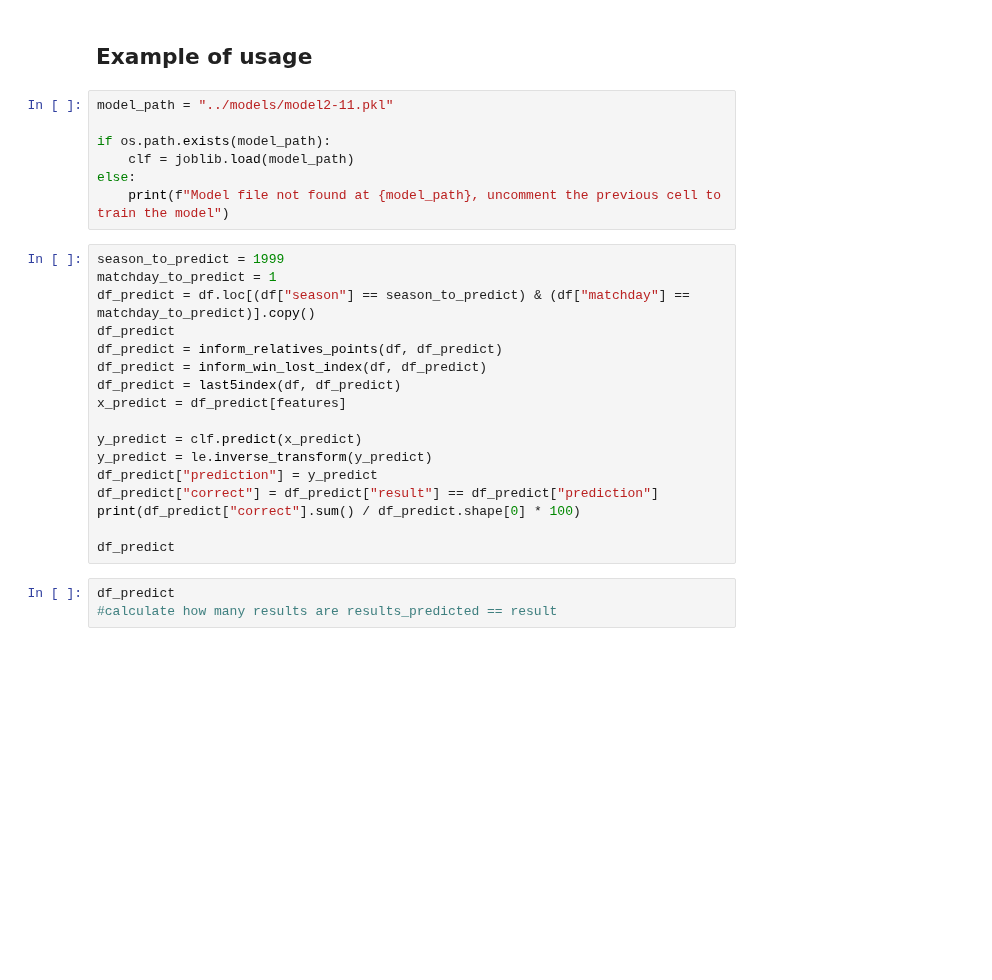
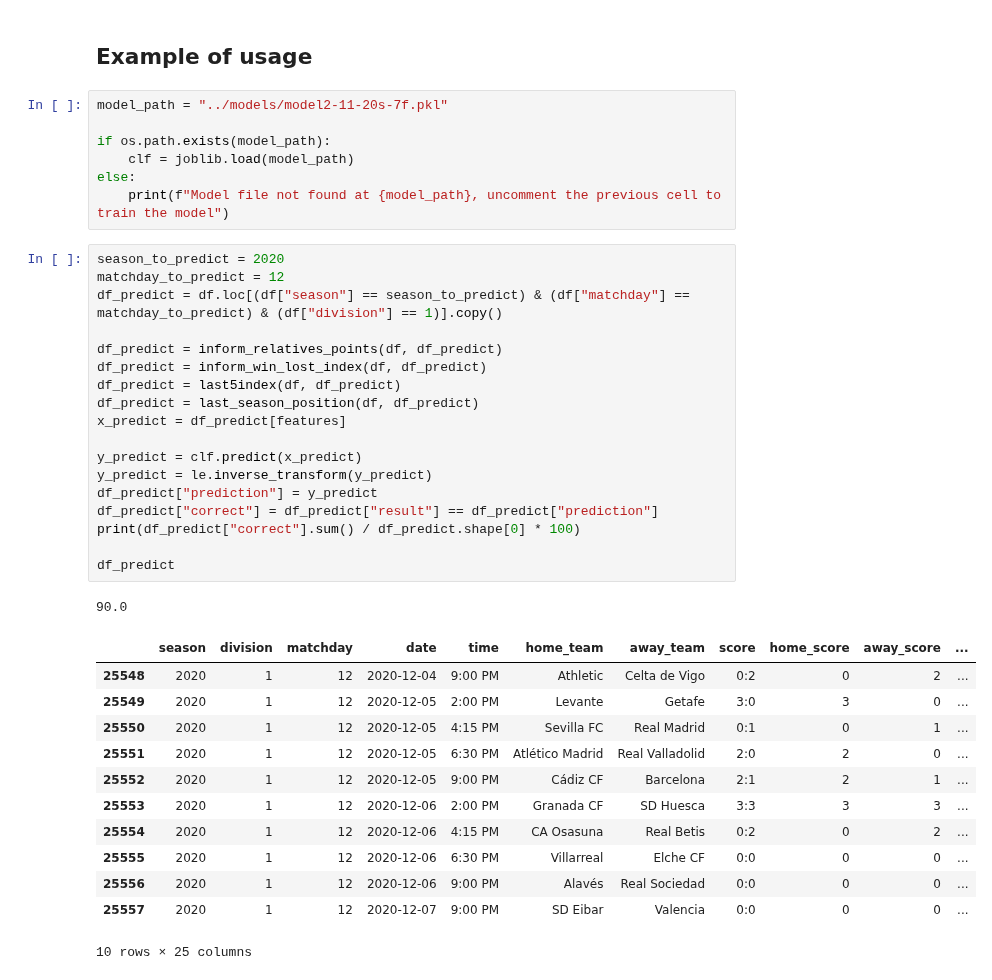
Before and after one commit to tinchit0/la-quiniela, a Jupyter notebook: analysis/PropostaModelConstruction.ipynb, the cells around one changed output. Cells and saved outputs as stored; diff of their text form; blank space fills up the shorter version.

```diff
--- a/analysis/PropostaModelConstruction.ipynb
+++ b/analysis/PropostaModelConstruction.ipynb
@@ -506,29 +551,41 @@ analyze_model_performance(feature_importance, y_val, y_val_pred, clf)
 # %% [markdown]
 ## Example of usage
 # %%
-model_path = "../models/model2-11.pkl"
+model_path = "../models/model2-11-20s-7f.pkl"
 
 if os.path.exists(model_path):
     clf = joblib.load(model_path)
 else:
     print(f"Model file not found at {model_path}, uncomment the previous cell to train the model")
 # %%
-season_to_predict = 1999
-matchday_to_predict = 1
-df_predict = df.loc[(df["season"] == season_to_predict) & (df["matchday"] == matchday_to_predict)].copy()
-df_predict
+season_to_predict = 2020
+matchday_to_predict = 12
+df_predict = df.loc[(df["season"] == season_to_predict) & (df["matchday"] == matchday_to_predict) & (df["division"] == 1)].copy()
+
 df_predict = inform_relatives_points(df, df_predict)
 df_predict = inform_win_lost_index(df, df_predict)
 df_predict = last5index(df, df_predict)
+df_predict = last_season_position(df, df_predict)
 x_predict = df_predict[features]
 
 y_predict = clf.predict(x_predict)
 y_predict = le.inverse_transform(y_predict)
 df_predict["prediction"] = y_predict
 df_predict["correct"] = df_predict["result"] == df_predict["prediction"]
 print(df_predict["correct"].sum() / df_predict.shape[0] * 100)
 
 df_predict
+# %% [output]
+90.0
+|  | season | division | matchday | date | time | home_team | away_team | score | home_score | away_score | ... |
+| 25548 | 2020 | 1 | 12 | 2020-12-04 | 9:00 PM | Athletic | Celta de Vigo | 0:2 | 0 | 2 | ... |
+| 25549 | 2020 | 1 | 12 | 2020-12-05 | 2:00 PM | Levante | Getafe | 3:0 | 3 | 0 | ... |
+| 25550 | 2020 | 1 | 12 | 2020-12-05 | 4:15 PM | Sevilla FC | Real Madrid | 0:1 | 0 | 1 | ... |
+| 25551 | 2020 | 1 | 12 | 2020-12-05 | 6:30 PM | Atlético Madrid | Real Valladolid | 2:0 | 2 | 0 | ... |
+| 25552 | 2020 | 1 | 12 | 2020-12-05 | 9:00 PM | Cádiz CF | Barcelona | 2:1 | 2 | 1 | ... |
+| 25553 | 2020 | 1 | 12 | 2020-12-06 | 2:00 PM | Granada CF | SD Huesca | 3:3 | 3 | 3 | ... |
+| 25554 | 2020 | 1 | 12 | 2020-12-06 | 4:15 PM | CA Osasuna | Real Betis | 0:2 | 0 | 2 | ... |
+| 25555 | 2020 | 1 | 12 | 2020-12-06 | 6:30 PM | Villarreal | Elche CF | 0:0 | 0 | 0 | ... |
+| 25556 | 2020 | 1 | 12 | 2020-12-06 | 9:00 PM | Alavés | Real Sociedad | 0:0 | 0 | 0 | ... |
+| 25557 | 2020 | 1 | 12 | 2020-12-07 | 9:00 PM | SD Eibar | Valencia | 0:0 | 0 | 0 | ... |
+10 rows × 25 columns
-# %%
-df_predict
-#calculate how many results are results_predicted == result
```
Also changed, not shown: parts of 9 cells of this notebook.
